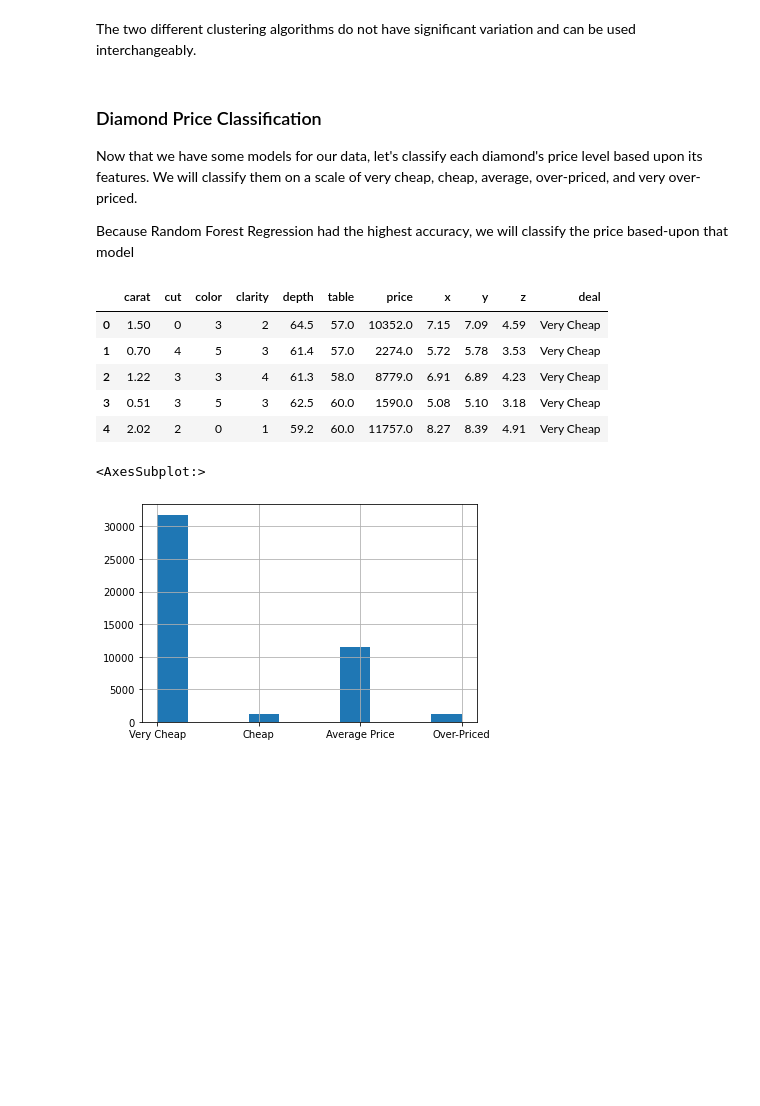
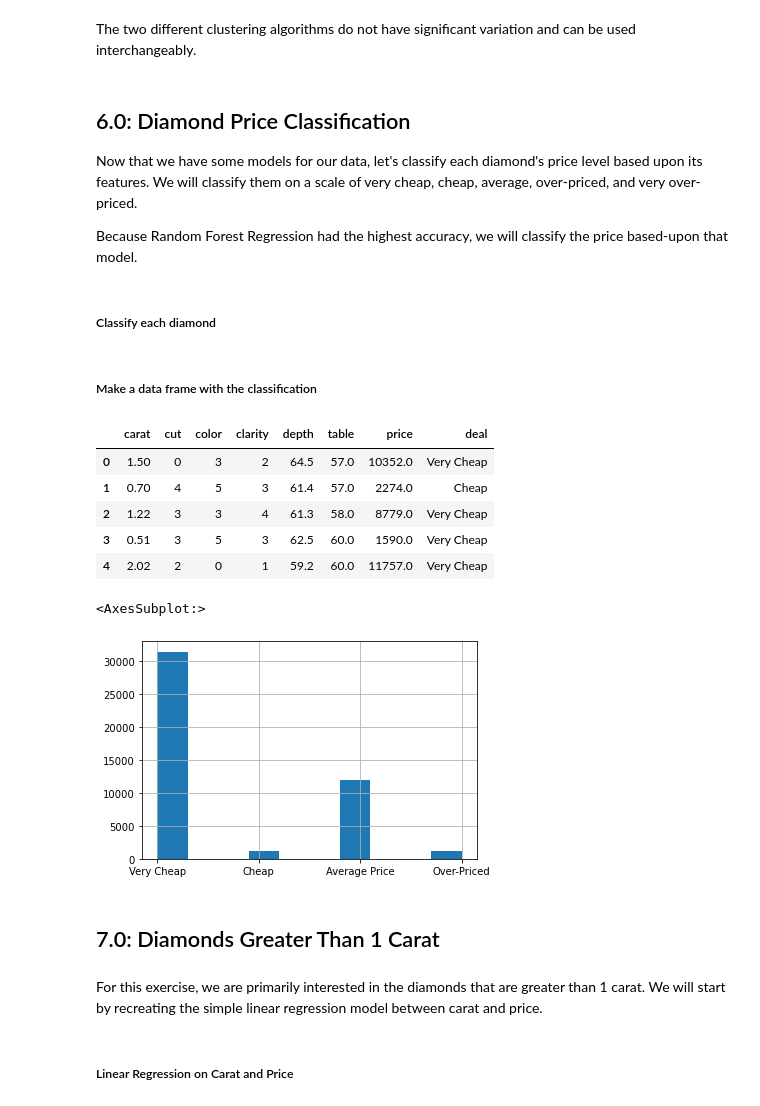
Before and after one commit to Jbglet29/AIT580_T7_Final_Project, a Jupyter notebook: AIT580_T7_GCT_Final_Project.ipynb, the cells around one changed output. Cells and saved outputs as stored; diff of their text form; code cells hidden in the pictures; blank space fills up the shorter version.

```diff
--- a/AIT580_T7_GCT_Final_Project.ipynb
+++ b/AIT580_T7_GCT_Final_Project.ipynb
@@ -449,5 +384,5 @@ Taking a larger picture approach to predicting the price of a diamond, we will t
 # %%
-#Establish training data for predicting price via multiple algorithms
+data = data.drop(columns = ['x', 'y', 'z'])
 cols = data.drop(columns = 'price').columns
 X = data.loc[:, data.columns != 'price']
 y = np.array(data['price'])
@@ -458,7 +393,11 @@ X_train, X_test, y_train, y_test = train_test_split(X, y, test_size = 0.2)
 # %%
 #For predicting price via Linear Regression
 model = LinearRegression()
-model.fit(X_train,y_train)
+multi_lin = model.fit(X_train,y_train)
+
+print('Coefficients are in the order: Carat, Cut, Color, Clarity, Depth, Table')
+print('Coefficient: ', multi_lin.coef_)
+print('Y intercept: ', multi_lin.intercept_)
 
 predictions = model.predict(X_test)
 rmse = mean_squared_error(y_test, predictions, squared = False)
@@ -596,9 +545,11 @@ plt.show()
 # %% [markdown]
 The two different clustering algorithms do not have significant variation and can be used interchangeably.
 # %% [markdown]
-### Diamond Price Classification
+## 6.0: Diamond Price Classification
 
 Now that we have some models for our data, let's classify each diamond's price level based upon its features. We will classify them on a scale of very cheap, cheap, average, over-priced, and very over-priced.
 
-Because Random Forest Regression had the highest accuracy, we will classify the price based-upon that model
+Because Random Forest Regression had the highest accuracy, we will classify the price based-upon that model.
+# %% [markdown]
+##### Classify each diamond
 # %%
@@ -624,19 +574,27 @@ for value in y:
     else:
         pclf.append('Average Price')
         i += 1
+# %% [markdown]
+##### Make a data frame with the classification
 # %%
-#Make a data frame with the classification
-data['deal'] = pclf
-data.head()
+class_data = data
+class_data['deal'] = pclf
+class_data.head()
 # %% [output]
-|  | carat | cut | color | clarity | depth | table | price | x | y | z | deal |
-| 0 | 1.50 | 0 | 3 | 2 | 64.5 | 57.0 | 10352.0 | 7.15 | 7.09 | 4.59 | Very Cheap |
-| 1 | 0.70 | 4 | 5 | 3 | 61.4 | 57.0 | 2274.0 | 5.72 | 5.78 | 3.53 | Very Cheap |
-| 2 | 1.22 | 3 | 3 | 4 | 61.3 | 58.0 | 8779.0 | 6.91 | 6.89 | 4.23 | Very Cheap |
-| 3 | 0.51 | 3 | 5 | 3 | 62.5 | 60.0 | 1590.0 | 5.08 | 5.10 | 3.18 | Very Cheap |
-| 4 | 2.02 | 2 | 0 | 1 | 59.2 | 60.0 | 11757.0 | 8.27 | 8.39 | 4.91 | Very Cheap |
+|  | carat | cut | color | clarity | depth | table | price | deal |
+| 0 | 1.50 | 0 | 3 | 2 | 64.5 | 57.0 | 10352.0 | Very Cheap |
+| 1 | 0.70 | 4 | 5 | 3 | 61.4 | 57.0 | 2274.0 | Cheap |
+| 2 | 1.22 | 3 | 3 | 4 | 61.3 | 58.0 | 8779.0 | Very Cheap |
+| 3 | 0.51 | 3 | 5 | 3 | 62.5 | 60.0 | 1590.0 | Very Cheap |
+| 4 | 2.02 | 2 | 0 | 1 | 59.2 | 60.0 | 11757.0 | Very Cheap |
 # %%
-data['deal'].hist()
+class_data['deal'].hist()
 # %% [output]
 <AxesSubplot:>
-[figure, old version]
+[figure, new version]
+# %% [markdown]
+## 7.0: Diamonds Greater Than 1 Carat
+# %% [markdown]
+For this exercise, we are primarily interested in the diamonds that are greater than 1 carat. We will start by recreating the simple linear regression model between carat and price.
+# %% [markdown]
+##### Linear Regression on Carat and Price
```
Also changed, not shown: parts of 108 cells of this notebook.
